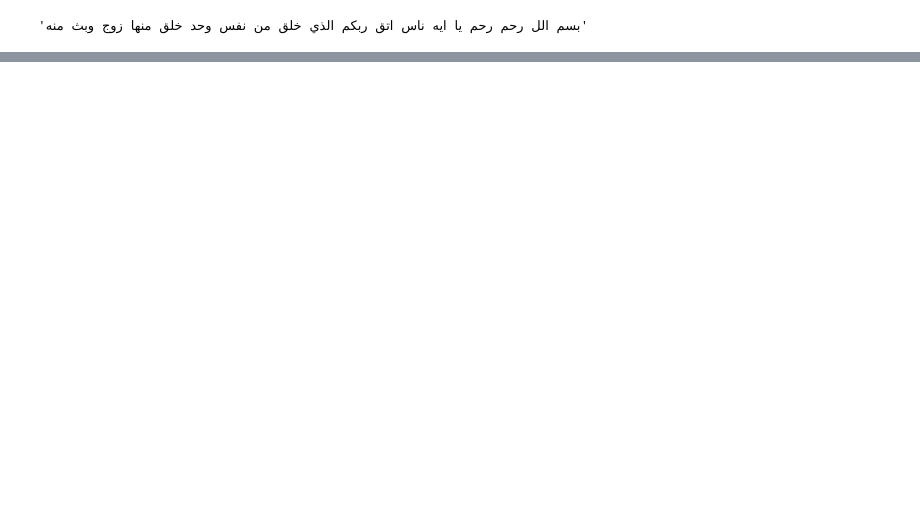
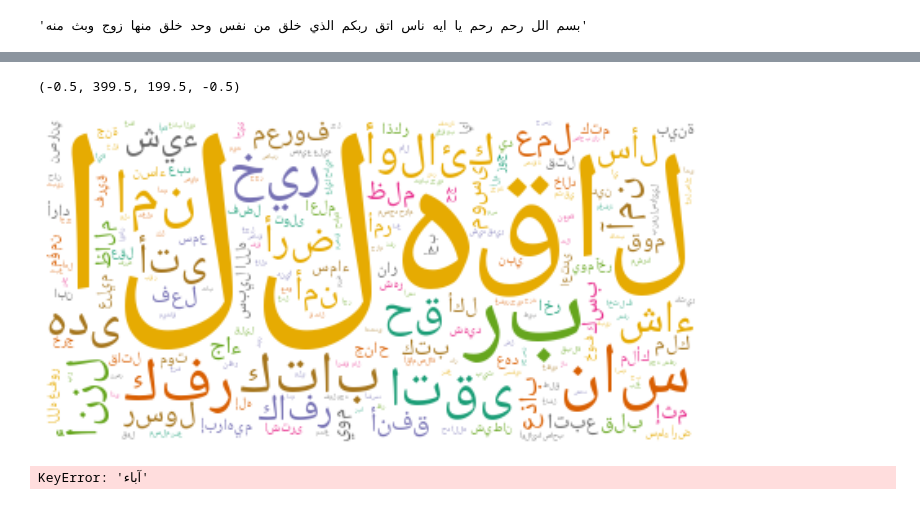
Before and after one commit to Saleh-Alabbas/search_engine_on_the_Quran, a Jupyter notebook: ml/data_cleaning.ipynb, the cells around one changed output, grey strips where cells are left out. Saved outputs shown, nothing was run; the diff lists cells and outputs as text; code cells hidden in the pictures; blank space fills up the shorter version.

```diff
--- a/ml/data_cleaning.ipynb
+++ b/ml/data_cleaning.ipynb
@@ -400,0 +469,7 @@ for comedian, top_words in top_dict.items():
+# %%
+# Let's make some word clouds!
+# Terminal / Anaconda Prompt: conda install -c conda-forge wordcloud
+#from wordcloud import WordCloud
+
+wc = ArabicWordCloud(stopwords=stopwords_list, background_color="white", colormap="Dark2",
+               max_font_size=150, random_state=42)
@@ -400,0 +483,30 @@ for comedian, top_words in top_dict.items():
+# %%
+wc.generate(by_chapter.stemmed[2])
+plt.imshow(wc, interpolation="bilinear")
+plt.axis("off")
+# %% [output]
+(-0.5, 399.5, 199.5, -0.5)
+[figure, added]
+# %%
+# Reset the output dimensions
+import matplotlib.pyplot as plt
+
+plt.rcParams['figure.figsize'] = [16, 6]
+
+#full_names = ['Ali Wong', 'Anthony Jeselnik', 'Bill Burr', 'Bo Burnham', 'Dave Chappelle', 'Hasan Minhaj',
+#              'Jim Jefferies', 'Joe Rogan', 'John Mulaney', 'Louis C.K.', 'Mike Birbiglia', 'Ricky Gervais']
+
+# Create subplots for each comedian
+for index, chapter in enumerate(data_dtm.columns):
+    wc.generate(by_chapter.stemmed[chapter])
+
+    plt.subplot(3, 4, index+1)
+    plt.imshow(wc, interpolation="bilinear")
+    plt.axis("off")
+    #plt.title(full_names[index])
+    if index > 7:
+        break
+
+plt.show()
+# %% [output]
+KeyError: 'آباء'
```
Also changed, not shown: parts of 16 cells of this notebook.
